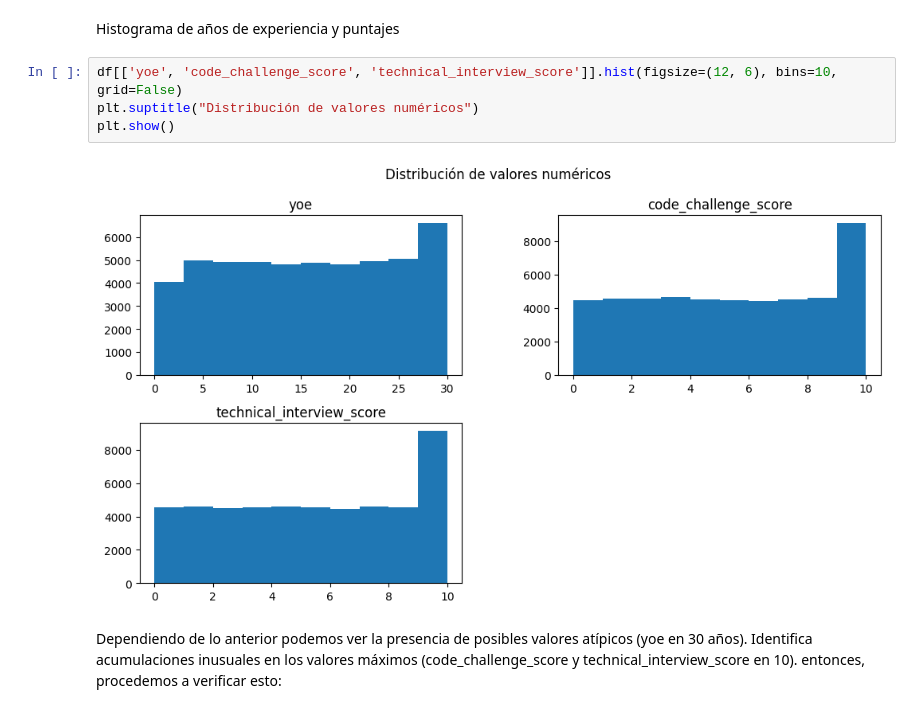
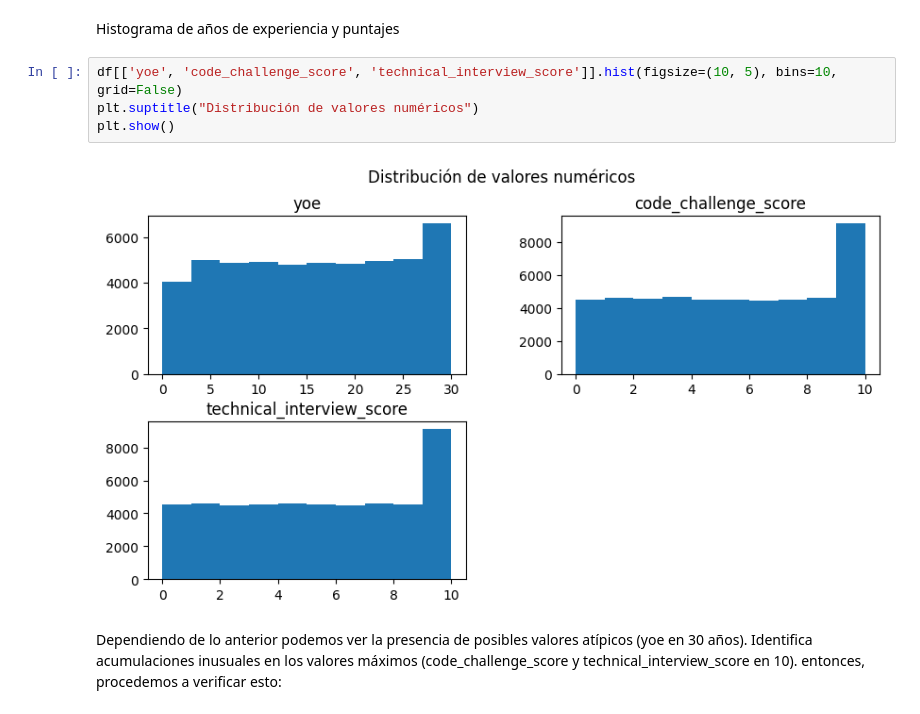
Before and after one commit to Jakcobo/workshop_01, a Jupyter notebook: notebooks/002_EDA.ipynb, the cells around one changed output. Saved outputs shown, nothing was run; the diff lists cells and outputs as text.

```diff
--- a/notebooks/002_EDA.ipynb
+++ b/notebooks/002_EDA.ipynb
@@ -72,11 +74,11 @@ Los datos no tienen valores nulos explícitos ni ocultos.
 # %% [markdown]
 Histograma de años de experiencia y puntajes
 # %%
-df[['yoe', 'code_challenge_score', 'technical_interview_score']].hist(figsize=(12, 6), bins=10, grid=False)
+df[['yoe', 'code_challenge_score', 'technical_interview_score']].hist(figsize=(10, 5), bins=10, grid=False)
 plt.suptitle("Distribución de valores numéricos")
 plt.show()
 # %% [output]
-[figure, old version]
+[figure, new version]
 # %% [markdown]
 Dependiendo de lo anterior podemos ver la presencia de posibles valores atípicos (yoe en 30 años).
 Identifica acumulaciones inusuales en los valores máximos (code_challenge_score y technical_interview_score en 10).
```
Also changed, not shown: parts of 7 cells of this notebook, 2 other files.
